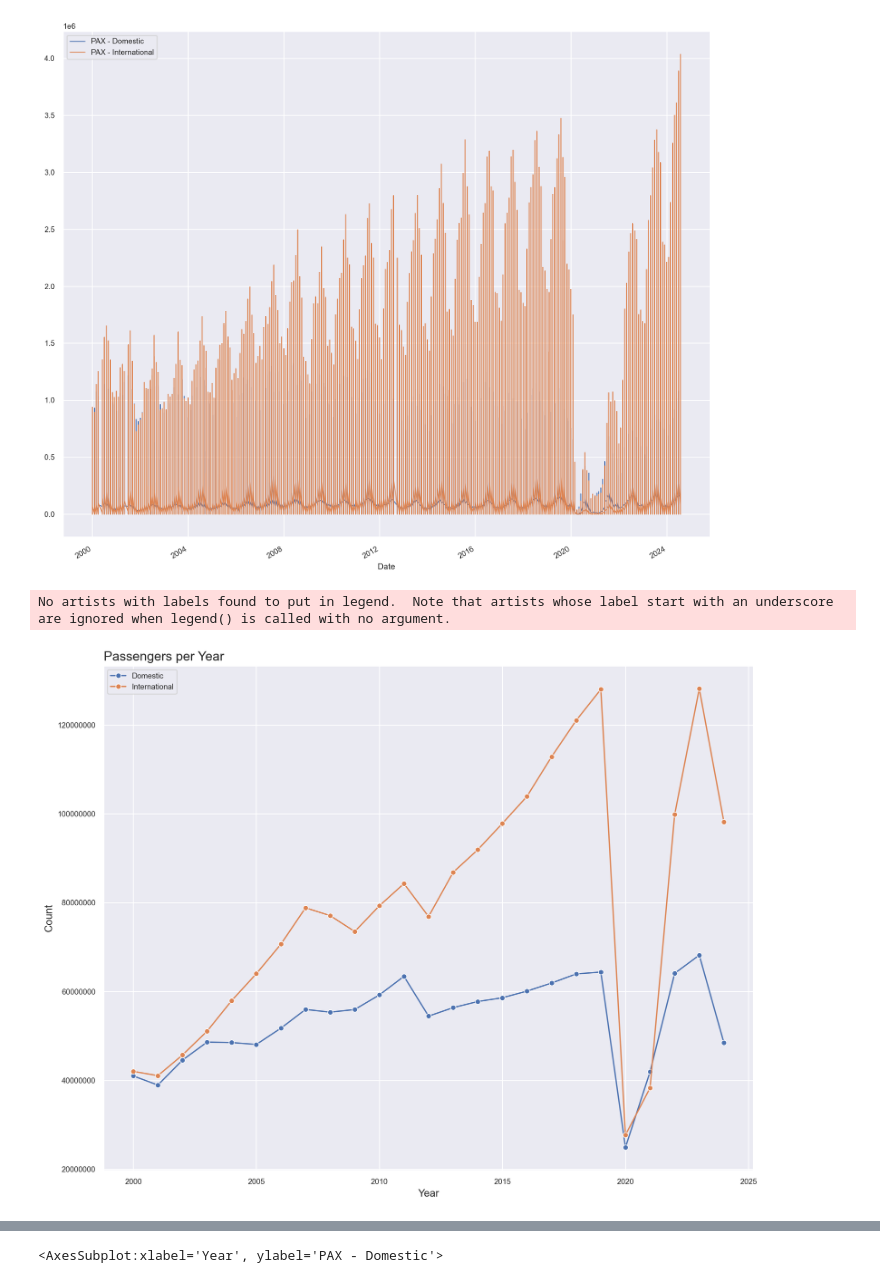
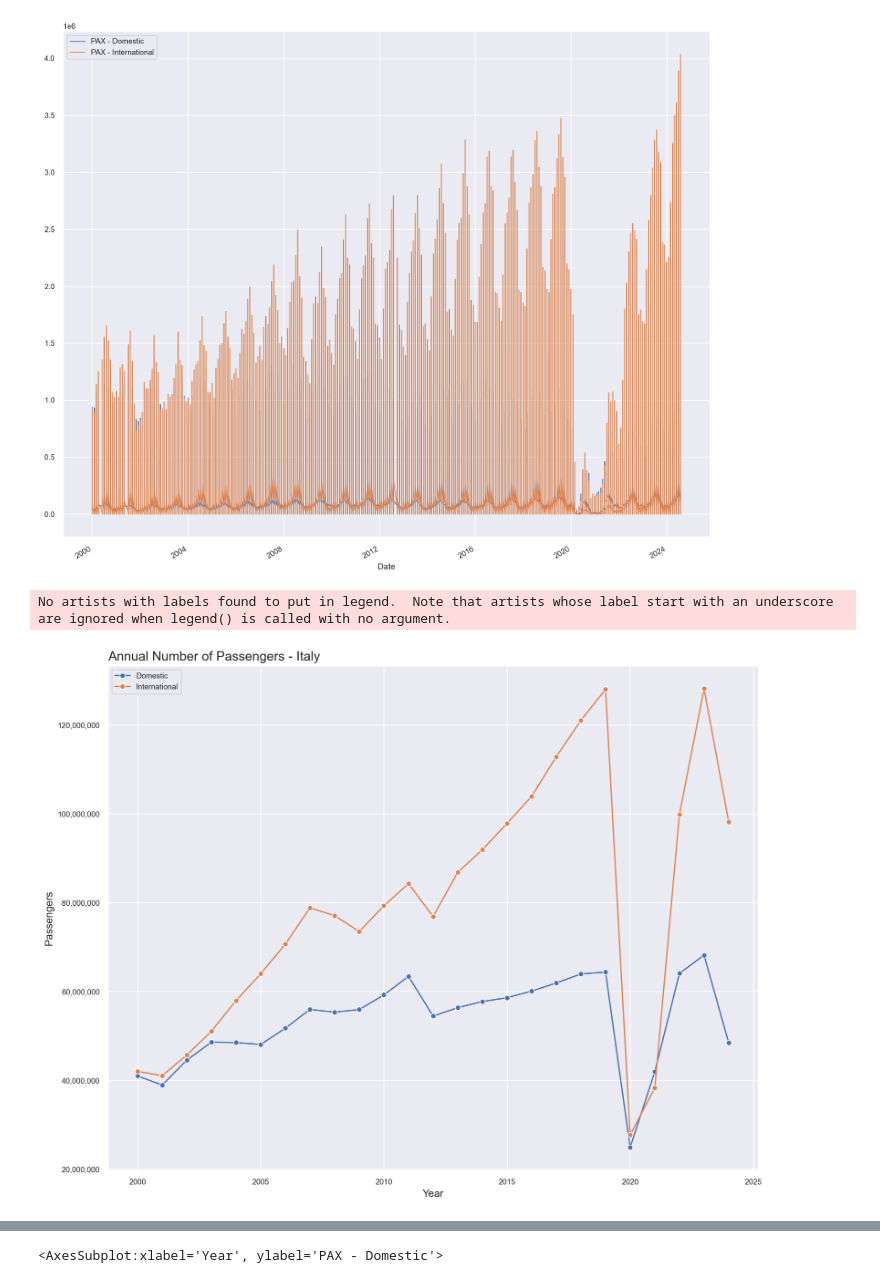
Before and after one commit to fedfioravanti/Italian_Airports, a Jupyter notebook: ItalyAirports_02_EDA.ipynb, the cells around one changed output, grey strips where cells are left out. Drawn from its saved outputs; the diff is of its cells as text; code cells hidden in the pictures.

```diff
--- a/ItalyAirports_02_EDA.ipynb
+++ b/ItalyAirports_02_EDA.ipynb
@@ -185,20 +186,21 @@ fre_mail_year = df.groupby('Year')['FRE - Mail'].sum().reset_index()
 # %%
 # plot the passengers time series
 fig, ax = plt.subplots(figsize = (12,10))
-plt.title('Passengers per Year', loc='left', fontsize = 15)
+plt.title('Annual Number of Passengers - Italy', loc='left', fontsize = 15)
 plt.xticks(rotation = 0)
 plt.ticklabel_format(style='plain', axis='y')
-plt.ylabel('Count', fontsize = 12)
+plt.ylabel('Passengers', fontsize = 12)
 plt.xlabel('Year', fontsize = 12)
 plt.legend(loc="upper left")
+ax.get_yaxis().set_major_formatter(tkr.FuncFormatter(lambda x, p: format(int(x), ',')))
 
-sns.lineplot(x='Year', y='PAX - Domestic', data=pax_dom_year, marker='o', label='Domestic')
-sns.lineplot(x='Year', y='PAX - International', data=pax_int_year, marker='o', label='International')
+sns.lineplot(data=pax_dom_year, x='Year', y='PAX - Domestic', marker='o', label='Domestic')
+sns.lineplot(data=pax_int_year, x='Year', y='PAX - International', marker='o', label='International')
 
 plt.show()
 # %% [output]
 No artists with labels found to put in legend.  Note that artists whose label start with an underscore are ignored when legend() is called with no argument.
-[figure, old version]
+[figure, new version]
 # %%
 # plot the movements time series
 fig, ax = plt.subplots(figsize = (12,10))
```
Also changed, not shown: parts of 3 cells of this notebook.
